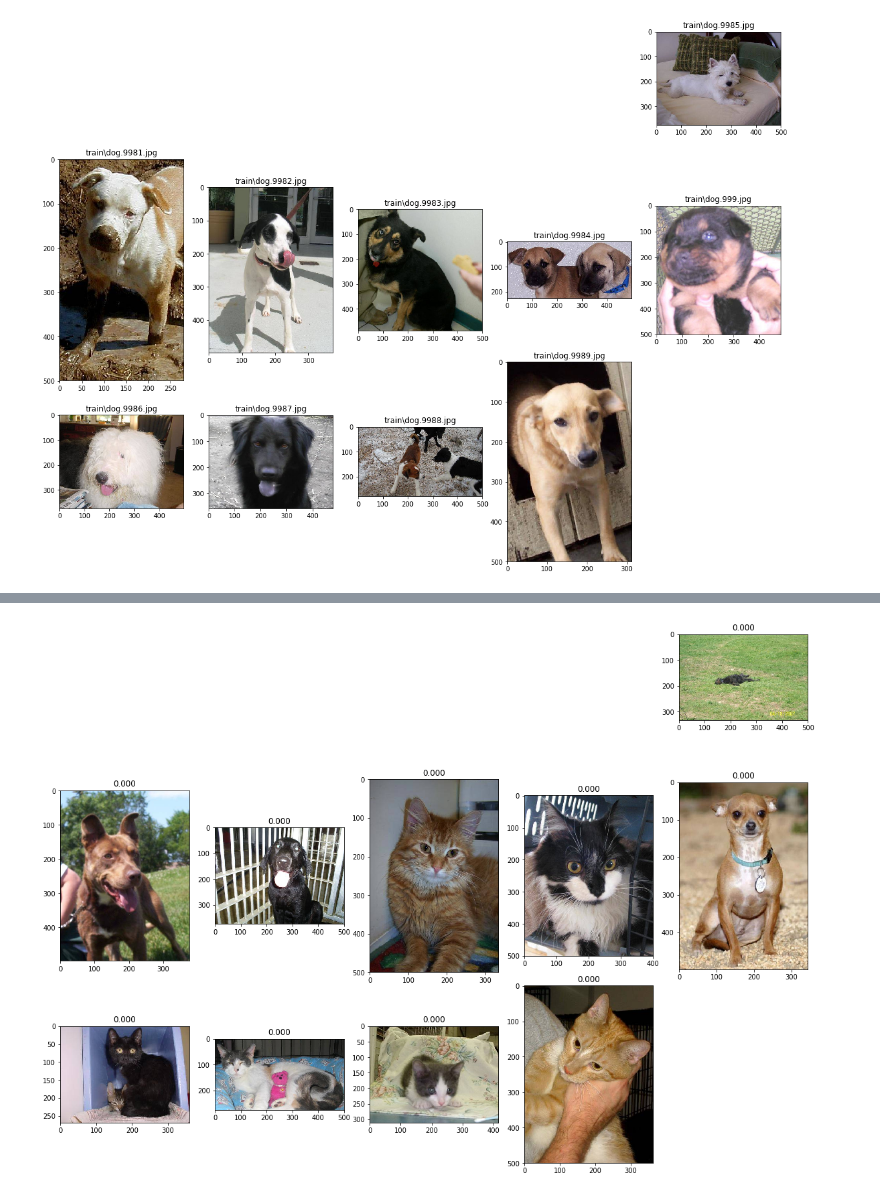
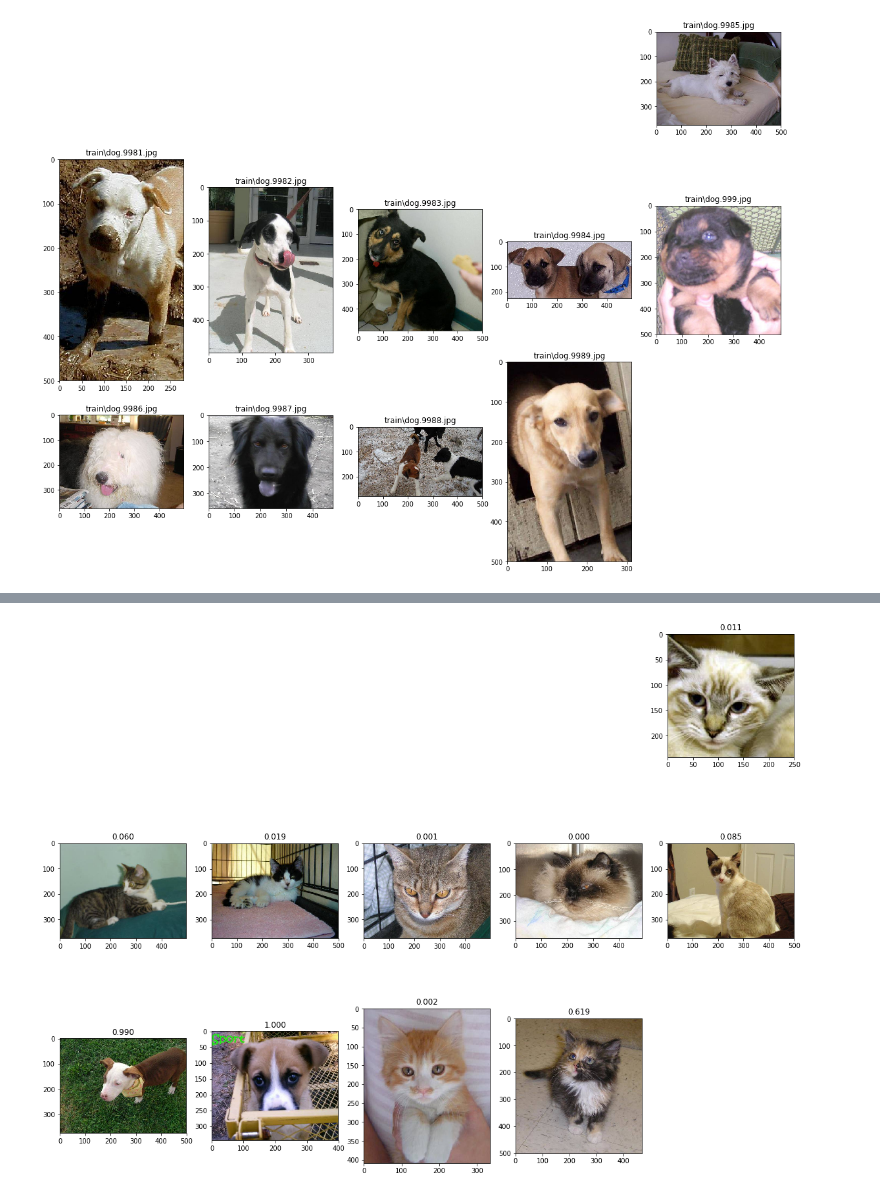
Before and after one commit to zamarseny/homework_python, a Jupyter notebook: CV/006-dogs-vs-cats.ipynb, the cells around one changed output, grey strips where cells are left out. Drawn from its saved outputs; the diff is of its cells as text; code cells hidden in the pictures.

Commit message:
resnet50

```diff
--- a/CV/006-dogs-vs-cats.ipynb
+++ b/CV/006-dogs-vs-cats.ipynb
@@ -48,4 +14,5 @@ IMG_SIZE = (224, 224)  # размер входного изображения с
 # %%
+#переопределил условие на собак в регулярном выражении
 import re
 from random import shuffle
 from glob import glob
@@ -69,7 +36,7 @@ def fit_generator(files, batch_size=32):
             if j > len(files):
                 j = - j % len(files)
             x = np.array([load_image(path) for path in files[i:j]])
-            y = np.array([1. if re.match('.*/dog\.\d', path) else 0. for path in files[i:j]])
+            y = np.array([1. if re.match('.*dog', path) else 0. for path in files[i:j]])
             yield (x, y)
 
 # генератор последовательного чтения тестовых данных с диска
@@ -94,6 +63,5 @@ for i, path in enumerate(train_files[-20:-10], 1):
 # %%
-# base_model -  объект класса keras.models.Model (Functional Model)
-base_model = VGG16(include_top = False,
+base_model = resnet50(include_top = False,
                    weights = 'imagenet',
                    input_shape = (IMG_SIZE[0], IMG_SIZE[1], 3))
 # %%
@@ -150,10 +141,29 @@ for layer in base_model.layers:
 # %%
-x = base_model.layers[-5].output
+#Это наверное, 10я попытка обучиться с различными комбинациями и перестановками слоев, и методов оптимизации
+# На данной конфигурации запустил второй раз. Первый раз дождался до 33 эпохи и остановил
+# видимо модель запомнила вычисления и начальную точку взяла из прошлого опыта
 
+#Spoiler 1
+# batch norm
+# dense 200-300
+# dropout 0.5
+# dense 1
+
+
+x = base_model.layers[80].output
 
 x = keras.layers.Dropout(rate=0.5, noise_shape=None, seed=None)(x)
 
+
+x = keras.layers.BatchNormalization()(x)
+
 x = keras.layers.Flatten()(x)
+
+
+x = keras.layers.Dense(256, activation='relu')(x)
+
+x = keras.layers.Flatten()(x)
+
 
 x = keras.layers.Dense(1,  # один выход
                 activation='sigmoid',  # функция активации
@@ -188,6 +194,7 @@ model.compile(optimizer='adam',
               loss='binary_crossentropy',  # функция потерь binary_crossentropy (log loss
               metrics=['accuracy'])
 # %%
+#взял 40 эпох, чтобы хватило терпения
 shuffle(train_files)  # перемешиваем обучающую выборку
 
 train_val_split = 100  # число изображений в валидационной выборке
@@ -197,6 +204,6 @@ validation_data = next(fit_generator(train_files[:train_val_split], train_val_sp
 # запускаем процесс обучения
 model.fit_generator(fit_generator(train_files[train_val_split:]),  # данные читаем функцией-генератором
         steps_per_epoch=10,  # число вызовов генератора за эпоху
-        epochs=30,  # число эпох обучения
+        epochs=40,  # число эпох обучения
         validation_data=validation_data)
 # %% [output]
@@ -214,10 +254,10 @@ KeyboardInterrupt:
 # %%
 %matplotlib inline
 from matplotlib import pyplot as plt
 fig = plt.figure(figsize=(20, 20))
-for i, (path, score) in enumerate(zip(test_files[80:][:10], pred[80:][:10]), 1):
+for i, (path, score) in enumerate(zip(test_files[10:20], pred[10:20]), 1):
     subplot = fig.add_subplot(i // 5 + 1, 5, i)
     plt.imshow(plt.imread(path));
     subplot.set_title('%.3f' % score);
 # %% [output]
-[figure, old version]
+[figure, new version]
```
Also changed, not shown: parts of 40 cells of this notebook.
